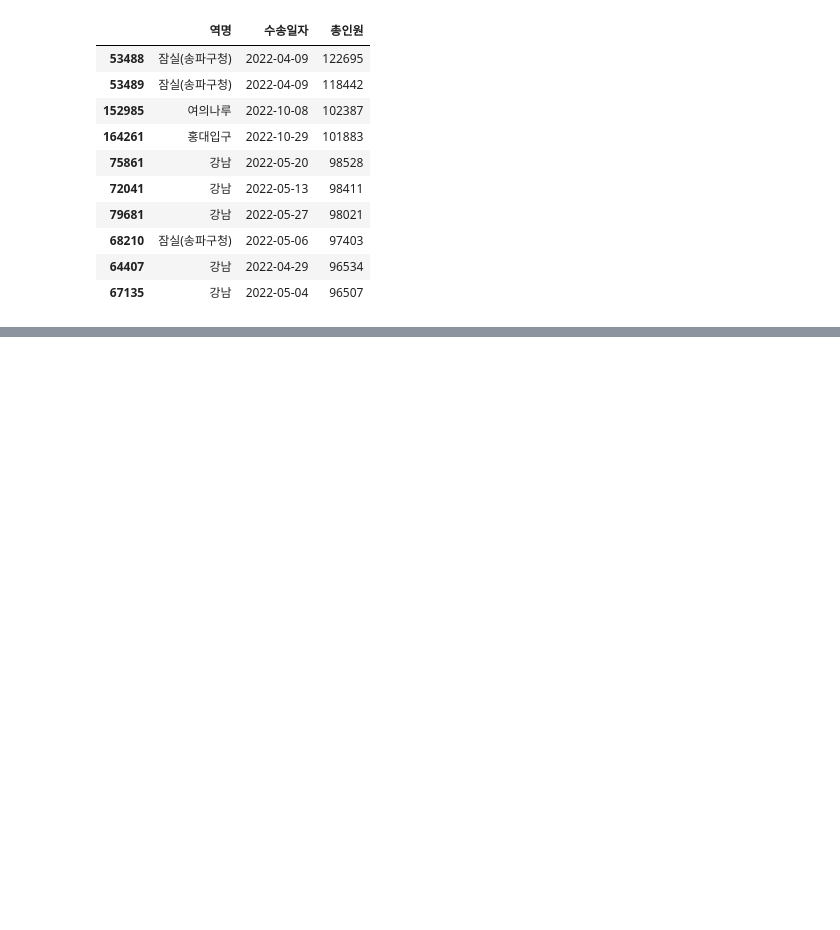
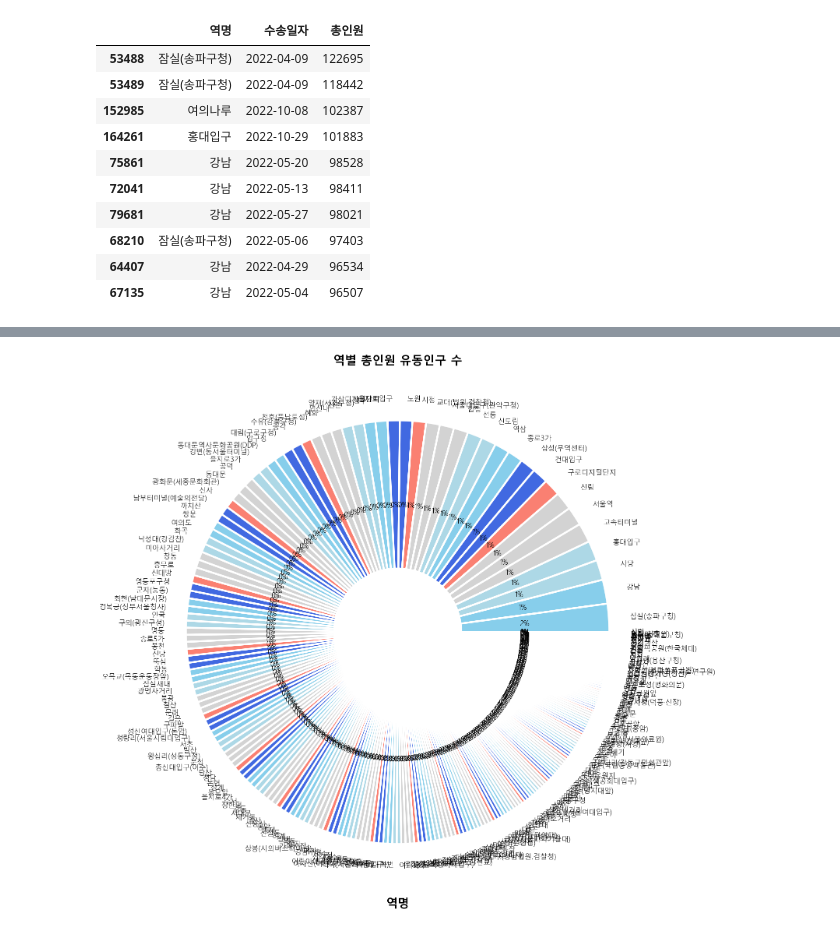
Before and after one commit to skrhdla/-, a Jupyter notebook: Untitled2.ipynb, the cells around one changed output, grey strips where cells are left out. Drawn from its saved outputs; the diff is of its cells as text; code cells hidden in the pictures; blank space fills up the shorter version.

```diff
--- a/Untitled2.ipynb
+++ b/Untitled2.ipynb
@@ -232,0 +264,21 @@ model.sort_values(by='총인원',ascending=True).head(10)
+# %%
+model_G=model.groupby('역명')['총인원'].sum().sort_values()
+model_ListIndex=model_G.index.tolist()[7:]
+model_List=model_G.values.tolist()[7:]
+# %%
+model_Set=list(zip(model_ListIndex,model_List))
+model_DF=pd.DataFrame(model_Set)
+model_DF.columns=['역명','총인원',]
+# %%
+plt.rc("font",family="Malgun Gothic",size=18, weight="light")
+plt.figure(figsize=(50,25))
+colors=['lightgray','lightgray','lightgray','lightblue','lightblue','skyblue','skyblue','royalblue','royalblue','salmon']
+wedgeprops={'width':0.7,'edgecolor':'w','linewidth':5}
+x=model_DF['역명']
+y=model_DF['총인원']
+plt.pie(y,labels=x,autopct='%d%%',counterclock=False,colors=colors,wedgeprops=wedgeprops)
+plt.xlabel("역명",size=30,weight='bold')
+plt.title("역별 총인원 유동인구 수",size=30,weight='bold')
+plt.show()
+# %% [output]
+[figure, added]
```
Also changed, not shown: parts of 8 cells of this notebook.
